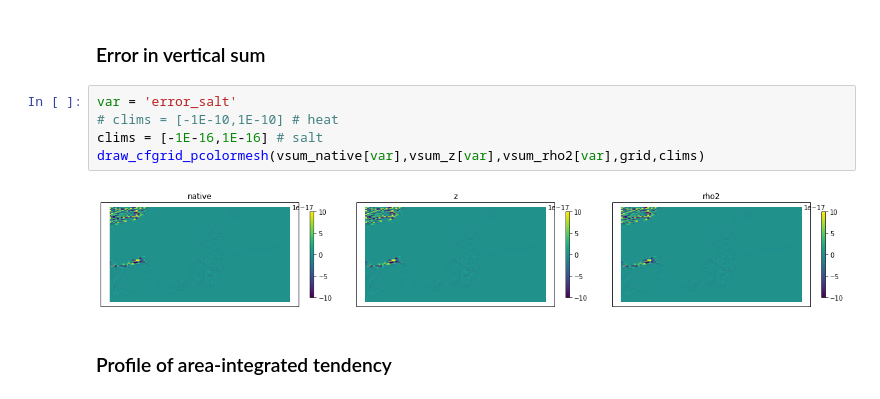
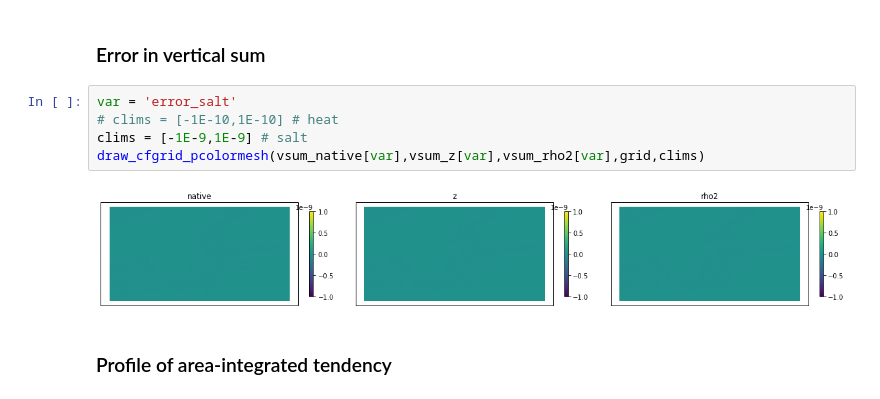
Before and after one commit to gmacgilchrist/wmt_bgc, a Jupyter notebook: calc_budget_testing.ipynb, the cells around one changed output. Saved outputs shown, nothing was run; the diff lists cells and outputs as text.

```diff
--- a/calc_budget_testing.ipynb
+++ b/calc_budget_testing.ipynb
@@ -96,10 +106,10 @@ draw_cfgrid_pcolormesh(vsum_native[var],vsum_z[var],vsum_rho2[var],grid,clims)
 # %%
 var = 'error_salt'
 # clims = [-1E-10,1E-10] # heat
-clims = [-1E-16,1E-16] # salt
+clims = [-1E-9,1E-9] # salt
 draw_cfgrid_pcolormesh(vsum_native[var],vsum_z[var],vsum_rho2[var],grid,clims)
 # %% [output]
-[figure, old version]
+[figure, new version]
 # %% [markdown]
 ### Profile of area-integrated tendency
 # %%
```
Also changed, not shown: parts of 7 cells of this notebook, 10 other files.
